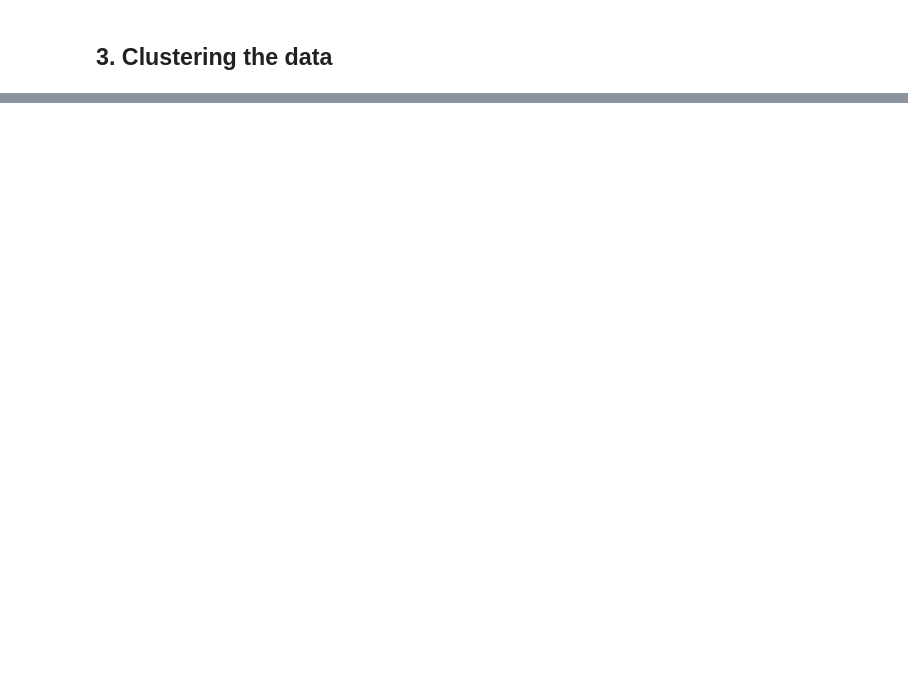
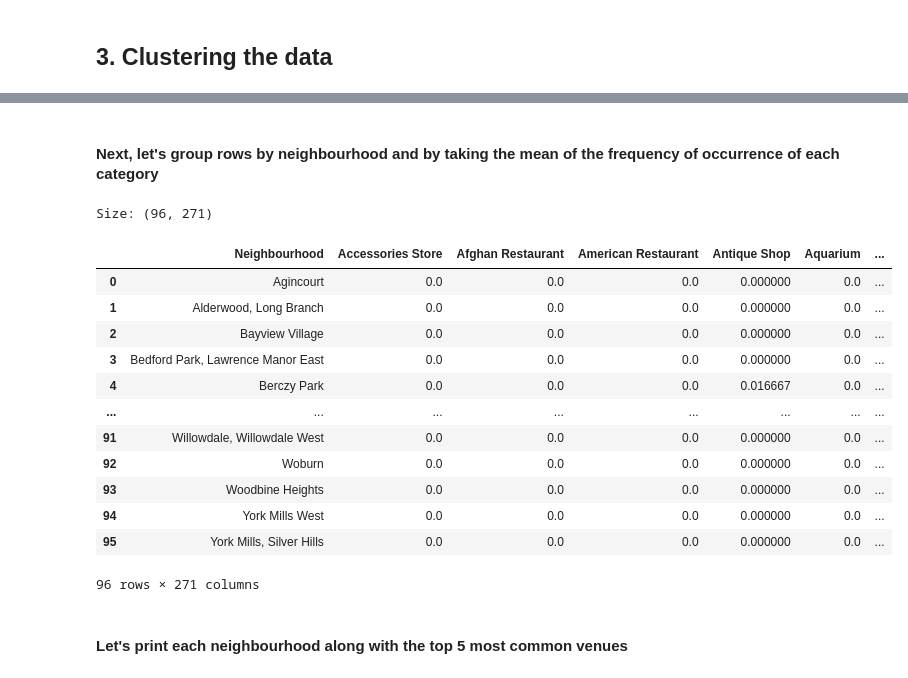
Before and after one commit to ejmacias/store_locations, a Jupyter notebook: Toronto_neighborhoods.ipynb, the cells around one changed output, grey strips where cells are left out. Drawn from its saved outputs; the diff is of its cells as text; code cells hidden in the pictures; blank space fills up the shorter version.

```diff
--- a/Toronto_neighborhoods.ipynb
+++ b/Toronto_neighborhoods.ipynb
@@ -157,0 +179,8 @@ New shape: (39, 5)
+# %%
+address = 'Toronto, Ontario'
+
+geolocator = Nominatim(user_agent="toronto_explorer")
+location = geolocator.geocode(address)
+latitude = location.latitude
+longitude = location.longitude
+print(f'The geograpical coordinates of Toronto are {latitude}, {longitude}.')
@@ -157,0 +215,11 @@ New shape: (39, 5)
+# %%
+CLIENT_ID = 'BHJXSXUIL3QMVG5D40DTXTROBNKAMXXYNZSISUHVXAL3HXZO' # your Foursquare ID
+CLIENT_SECRET = 'FRLBLH40G0T4OWROEXCQU3MY35OZAIE3HXJ5J1X02RXNMTWP' # your Foursquare Secret
+ACCESS_TOKEN = 'N1LDGNZGUPHICQM1Y5LRR5RMQGULD1MLDZQIISPLTI0CL4I0' # your FourSquare Access Token
+VERSION = '20180605' # Foursquare API version
+LIMIT = 100 # A default Foursquare API limit value
+
+print('Your credentails:')
+print('CLIENT_ID: ' + CLIENT_ID)
+print('CLIENT_SECRET:' + CLIENT_SECRET)
+print('ACCESS_TOKEN:' + ACCESS_TOKEN)
@@ -157,0 +275,8 @@ New shape: (39, 5)
+# %%
+# type your answer here
+toronto_venues = getNearbyVenues(names=df_toronto['Neighbourhood'],
+                                   latitudes=df_toronto['Latitude'],
+                                   longitudes=df_toronto['Longitude'])
+
+print(toronto_venues.shape)
+toronto_venues.head()
@@ -157,0 +293,13 @@ New shape: (39, 5)
+# %%
+# one hot encoding
+toronto_onehot = pd.get_dummies(toronto_venues[['Venue Category']], prefix="", prefix_sep="")
+
+# add neighbourhood column back to dataframe
+toronto_onehot['Neighbourhood'] = toronto_venues['Neighbourhood']
+
+# move neighbourhood column to the first column
+fixed_columns = [toronto_onehot.columns[-1]] + list(toronto_onehot.columns[:-1])
+toronto_onehot = toronto_onehot[fixed_columns]
+
+print(f'Size: {toronto_onehot.shape}')
+toronto_onehot.head()
@@ -157,0 +315,23 @@ New shape: (39, 5)
+# %% [markdown]
+#### Next, let's group rows by neighbourhood and by taking the mean of the frequency of occurrence of each category
+# %%
+toronto_grouped = toronto_onehot.groupby('Neighbourhood').mean().reset_index()
+print(f'Size: {toronto_grouped.shape}')
+toronto_grouped
+# %% [output]
+Size: (96, 271)
+|  | Neighbourhood | Accessories Store | Afghan Restaurant | American Restaurant | Antique Shop | Aquarium | ... |
+| 0 | Agincourt | 0.0 | 0.0 | 0.0 | 0.000000 | 0.0 | ... |
+| 1 | Alderwood, Long Branch | 0.0 | 0.0 | 0.0 | 0.000000 | 0.0 | ... |
+| 2 | Bayview Village | 0.0 | 0.0 | 0.0 | 0.000000 | 0.0 | ... |
+| 3 | Bedford Park, Lawrence Manor East | 0.0 | 0.0 | 0.0 | 0.000000 | 0.0 | ... |
+| 4 | Berczy Park | 0.0 | 0.0 | 0.0 | 0.016667 | 0.0 | ... |
+| ... | ... | ... | ... | ... | ... | ... | ... |
+| 91 | Willowdale, Willowdale West | 0.0 | 0.0 | 0.0 | 0.000000 | 0.0 | ... |
+| 92 | Woburn | 0.0 | 0.0 | 0.0 | 0.000000 | 0.0 | ... |
+| 93 | Woodbine Heights | 0.0 | 0.0 | 0.0 | 0.000000 | 0.0 | ... |
+| 94 | York Mills West | 0.0 | 0.0 | 0.0 | 0.000000 | 0.0 | ... |
+| 95 | York Mills, Silver Hills | 0.0 | 0.0 | 0.0 | 0.000000 | 0.0 | ... |
+96 rows × 271 columns
+# %% [markdown]
+#### Let's print each neighbourhood along with the top 5 most common venues
```
Also changed, not shown: parts of 47 cells of this notebook.
